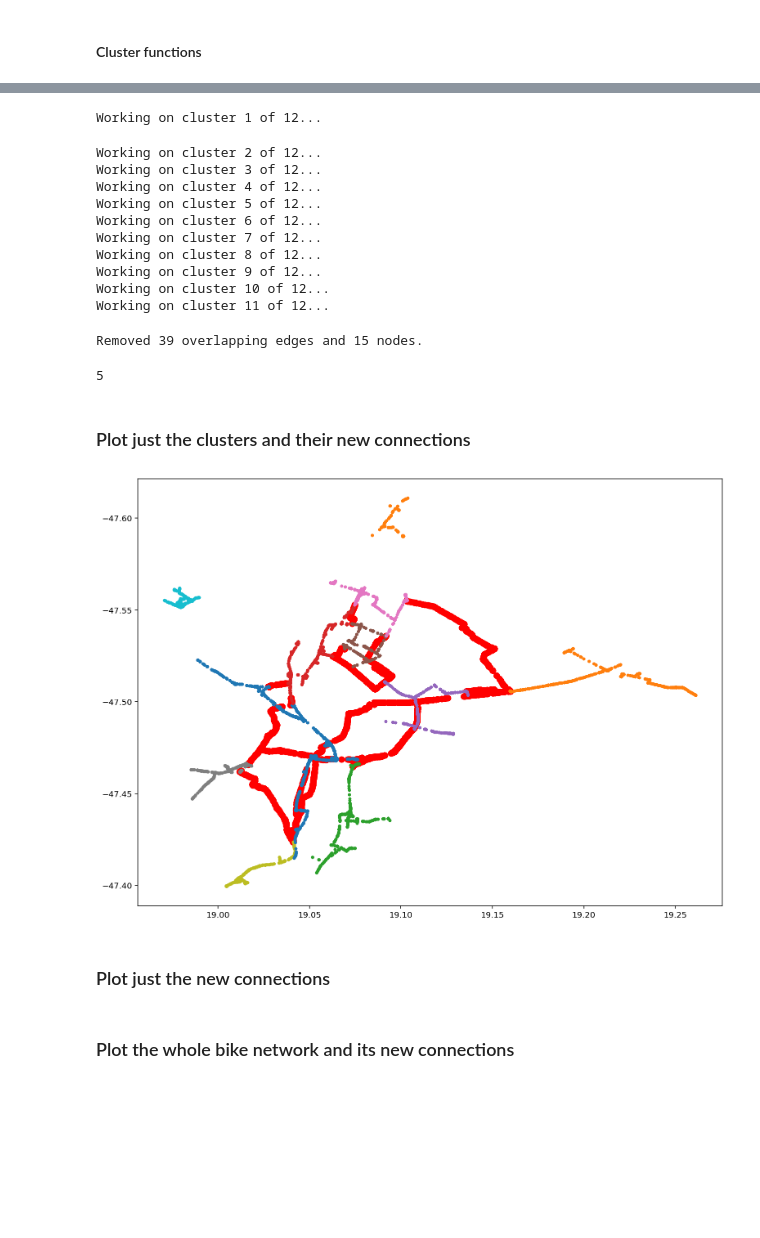
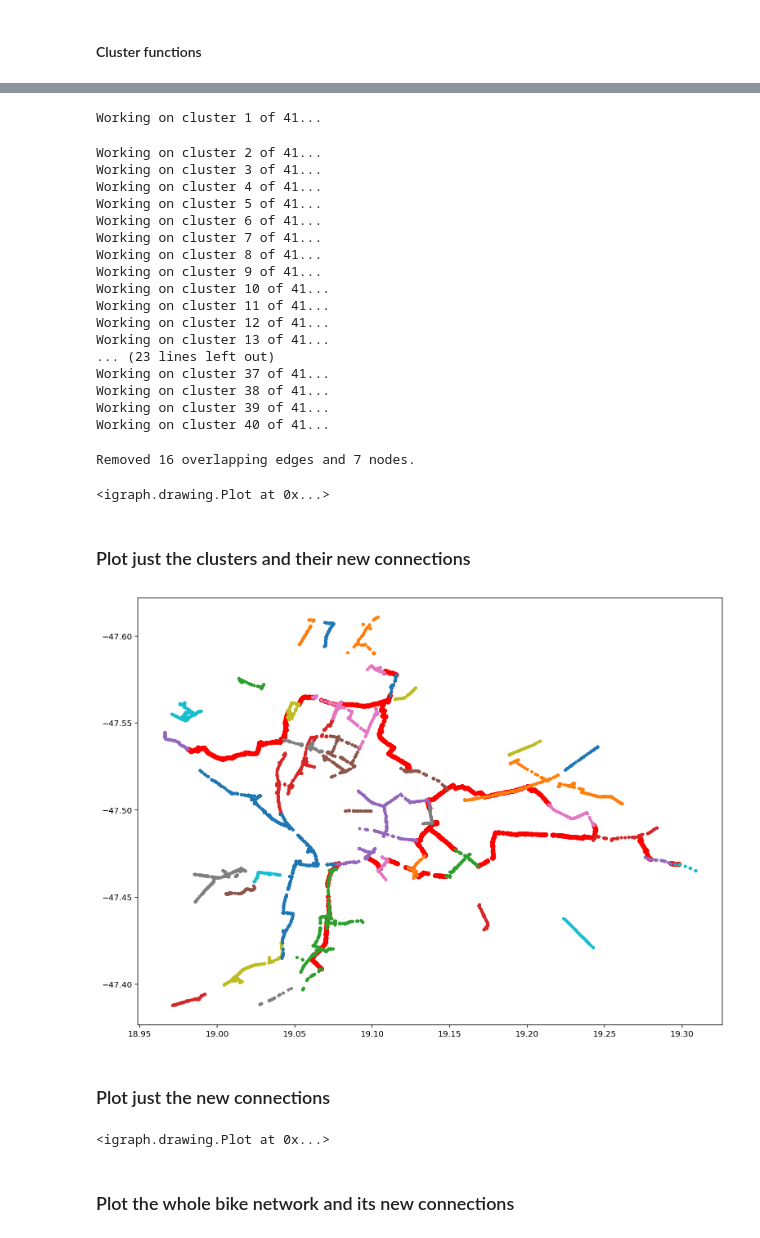
Before and after one commit to mszell/bikenwgrowth, a Jupyter notebook: michael/code/connect_clusters.ipynb, the cells around one changed output, grey strips where cells are left out. Drawn from its saved outputs; the diff is of its cells as text; code cells hidden in the pictures; blank space fills up the shorter version.

```diff
--- a/michael/code/connect_clusters.ipynb
+++ b/michael/code/connect_clusters.ipynb
@@ -55,7 +55,8 @@ Git hash   :
 # %%
 placeid = "budapest"
 
-cutoff = 0.5
+cutoff = 0.8 # How many clusters should be considered (covering cutoff fraction of total length)
+BWq = 0.2 # Betweenness quantile
 
 datapath = "../data/"
 outpath = "../output/"
@@ -332,7 +333,7 @@ def greedy_triangulation(GT, poipairs, betweenness_quantile = 1):
     return GT
 
 
-def greedy_triangulation_routing_clusters(G, G_total, clusters, clusterinfo, verbose = False, full_run = False):
+def greedy_triangulation_routing_clusters(G, G_total, clusters, clusterinfo, betweenness_quantile = 1, verbose = False, full_run = False):
     """Greedy Triangulation (GT) of a bike network G's clusters,
     then routing on the graph G_total that includes car infra to connect the GT.
     G and G_total are ipgraph graphs
@@ -360,7 +361,7 @@ def greedy_triangulation_routing_clusters(G, G_total, clusters, clusterinfo, ver
 
     centroidpairs = [((clusterinfo[c[0][0]]['centroid_id'], clusterinfo[c[0][1]]['centroid_id']), c[2]) for c in clusterpairs]
 
-    GT_abstract = greedy_triangulation(GT_abstract, centroidpairs)
+    GT_abstract = greedy_triangulation(GT_abstract, centroidpairs, betweenness_quantile)
 
     centroidids_closestnodeids = {} # dict for retrieveing quickly closest node ids pairs from centroidid pairs
     for x in clusterpairs:
@@ -374,7 +375,6 @@ def greedy_triangulation_routing_clusters(G, G_total, clusters, clusterinfo, ver
         routenodepairs.append([centroidids_closestnodeids[(e.source_vertex["id"], e.target_vertex["id"])], e["weight"]])
 
     routenodepairs.sort(key=lambda x: x[1])
-#     pp.pprint(routenodepairs)
 
     # Do the routing, on G_total
     for poipair, poipair_distance in routenodepairs:
@@ -526,39 +528,45 @@ plt.gca().invert_yaxis()
 # my_plot_reset(G_biketrack, temp_list)
 # ig.plot(G_biketrack)
 # %%
-GT, GT_abstract = greedy_triangulation_routing_clusters(G, G_biketrackcarall, clusters, clusterinfo)
+GT, GT_abstract = greedy_triangulation_routing_clusters(G, G_biketrackcarall, clusters, clusterinfo, BWq)
 # %% [output]
-Working on cluster 1 of 12...
+Working on cluster 1 of 41...
-Working on cluster 2 of 12...
-Working on cluster 3 of 12...
-Working on cluster 4 of 12...
-Working on cluster 5 of 12...
-Working on cluster 6 of 12...
-Working on cluster 7 of 12...
-Working on cluster 8 of 12...
-Working on cluster 9 of 12...
-Working on cluster 10 of 12...
-Working on cluster 11 of 12...
+Working on cluster 2 of 41...
+Working on cluster 3 of 41...
+Working on cluster 4 of 41...
+Working on cluster 5 of 41...
+Working on cluster 6 of 41...
+Working on cluster 7 of 41...
+Working on cluster 8 of 41...
+Working on cluster 9 of 41...
+Working on cluster 10 of 41...
+Working on cluster 11 of 41...
+Working on cluster 12 of 41...
+Working on cluster 13 of 41...
+... (23 lines left out)
+Working on cluster 37 of 41...
+Working on cluster 38 of 41...
+Working on cluster 39 of 41...
+Working on cluster 40 of 41...
 # %%
 delete_overlaps(GT, G_biketrack)
 # %% [output]
-Removed 39 overlapping edges and 15 nodes.
+Removed 16 overlapping edges and 7 nodes.
-# %%
-# ig.plot(GT_abstract)
-GT_abstract.vcount()
-# %% [output]
-5
+# %%
+ig.plot(GT_abstract)
+# %% [output]
+<igraph.drawing.Plot at 0x...>
 # %% [markdown]
 ### Plot just the clusters and their new connections
 # %%
 plt.figure(figsize=[2*6.4, 2*4.8])
-plt.plot(GT.vs['x'], GT.vs['y'], 'o', color='red', markersize=7)
+plt.plot(GT.vs['x'], GT.vs['y'], 'o', color='red', markersize=5)
 for i in range(len(clusters)):
-    plt.plot(clusters[i].vs['x'], clusters[i].vs['y'],'.')
+    plt.plot(clusters[i].vs['x'], clusters[i].vs['y'], 'o', markersize=3)
 plt.gca().invert_yaxis()
 %config InlineBackend.figure_format = 'retina'
 # %% [output]
-[figure, old version]
+[figure, new version]
 # %% [markdown]
 ### Plot just the new connections
 # %%
@@ -567,6 +575,8 @@ width_edges(GT, 2)
 color_edges(GT, "blue")
 
 ig.plot(GT)
+# %% [output]
+<igraph.drawing.Plot at 0x...>
 # %% [markdown]
 ### Plot the whole bike network and its new connections
 # %%
```
Also changed, not shown: parts of 10 cells of this notebook, 3 other files.
